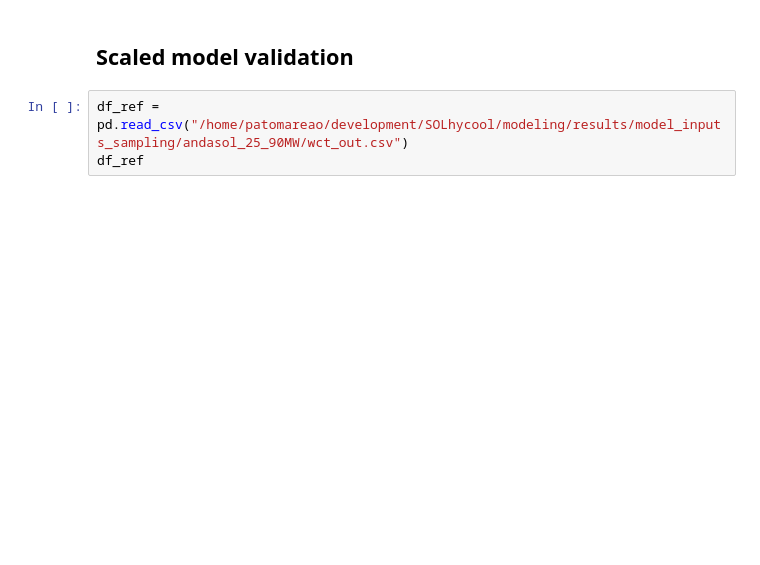
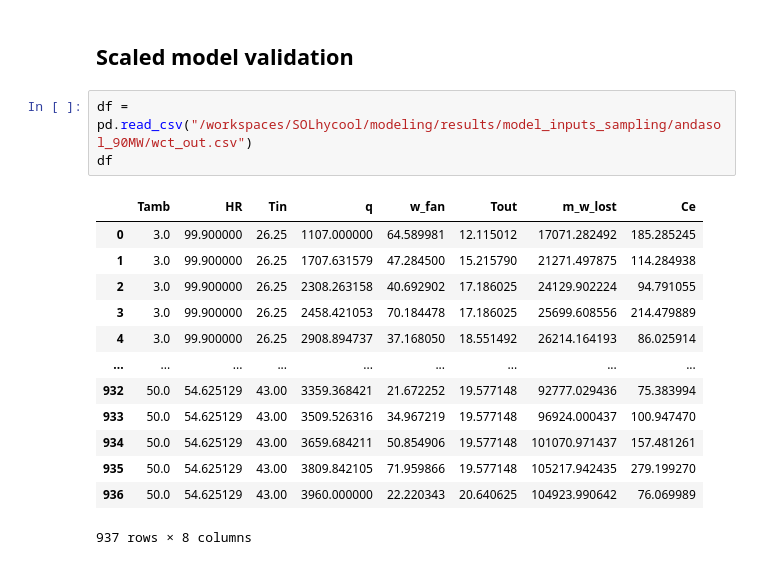
Before and after one commit to juan11iguel/SOLhycool, a Jupyter notebook: modeling/notebooks/wet_cooler_validation.ipynb, the cells around one changed output. Drawn from its saved outputs; the diff is of its cells as text; blank space fills up the shorter version.

```diff
--- a/modeling/notebooks/wet_cooler_validation.ipynb
+++ b/modeling/notebooks/wet_cooler_validation.ipynb
@@ -79,6 +144,20 @@ twct_out, ce_wct, cw_wct
 # %% [markdown]
 ## Scaled model validation
 # %%
-df_ref = pd.read_csv("/home/patomareao/development/SOLhycool/modeling/results/model_inputs_sampling/andasol_25_90MW/wct_out.csv")
-df_ref
+df = pd.read_csv("/workspaces/SOLhycool/modeling/results/model_inputs_sampling/andasol_90MW/wct_out.csv")
+df
+# %% [output]
+|  | Tamb | HR | Tin | q | w_fan | Tout | m_w_lost | Ce |
+| 0 | 3.0 | 99.900000 | 26.25 | 1107.000000 | 64.589981 | 12.115012 | 17071.282492 | 185.285245 |
+| 1 | 3.0 | 99.900000 | 26.25 | 1707.631579 | 47.284500 | 15.215790 | 21271.497875 | 114.284938 |
+| 2 | 3.0 | 99.900000 | 26.25 | 2308.263158 | 40.692902 | 17.186025 | 24129.902224 | 94.791055 |
+| 3 | 3.0 | 99.900000 | 26.25 | 2458.421053 | 70.184478 | 17.186025 | 25699.608556 | 214.479889 |
+| 4 | 3.0 | 99.900000 | 26.25 | 2908.894737 | 37.168050 | 18.551492 | 26214.164193 | 86.025914 |
+| ... | ... | ... | ... | ... | ... | ... | ... | ... |
+| 932 | 50.0 | 54.625129 | 43.00 | 3359.368421 | 21.672252 | 19.577148 | 92777.029436 | 75.383994 |
+| 933 | 50.0 | 54.625129 | 43.00 | 3509.526316 | 34.967219 | 19.577148 | 96924.000437 | 100.947470 |
+| 934 | 50.0 | 54.625129 | 43.00 | 3659.684211 | 50.854906 | 19.577148 | 101070.971437 | 157.481261 |
+| 935 | 50.0 | 54.625129 | 43.00 | 3809.842105 | 71.959866 | 19.577148 | 105217.942435 | 279.199270 |
+| 936 | 50.0 | 54.625129 | 43.00 | 3960.000000 | 22.220343 | 20.640625 | 104923.990642 | 76.069989 |
+937 rows × 8 columns
 # %%
```
Also changed, not shown: parts of 11 cells of this notebook, 25 other files.
